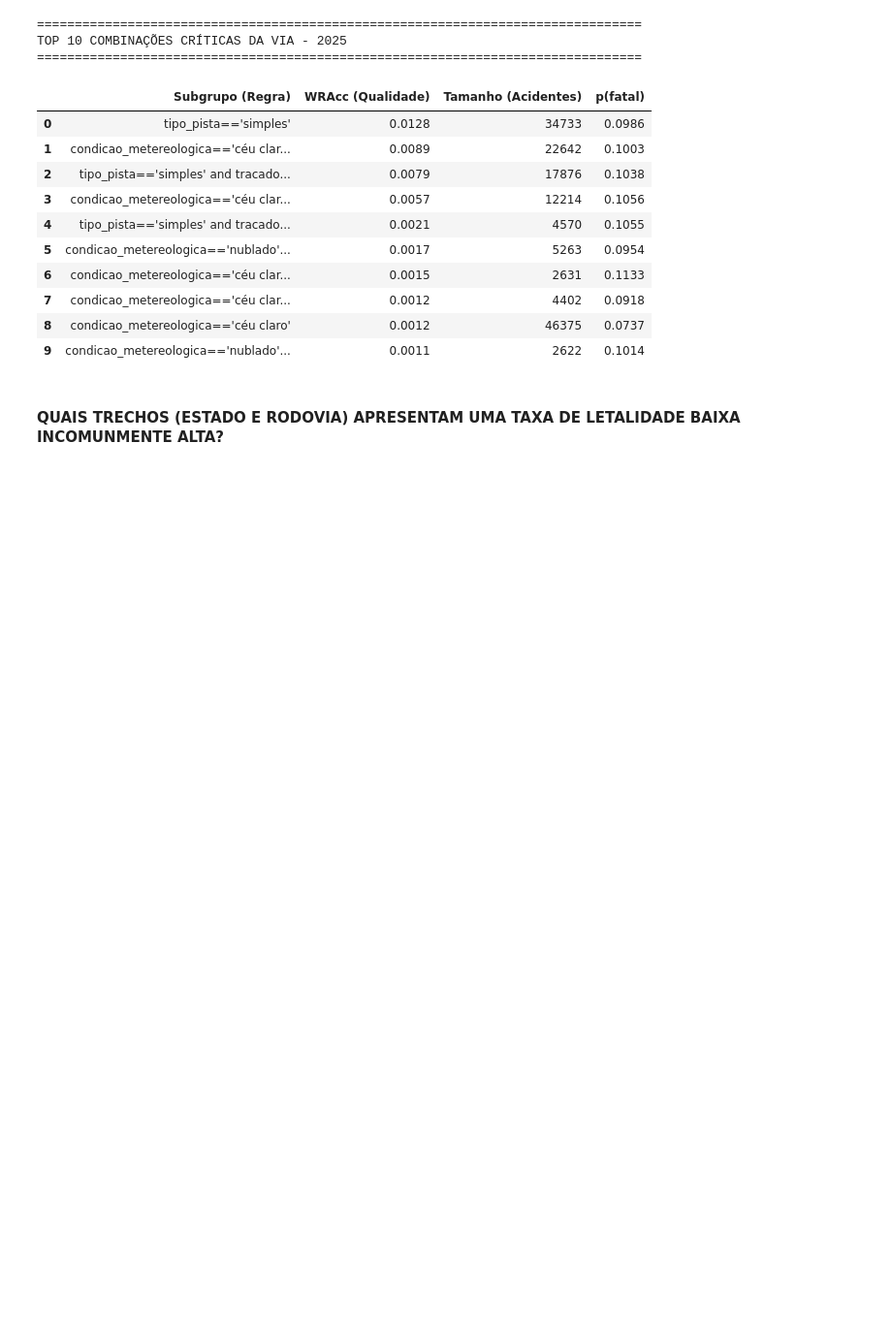
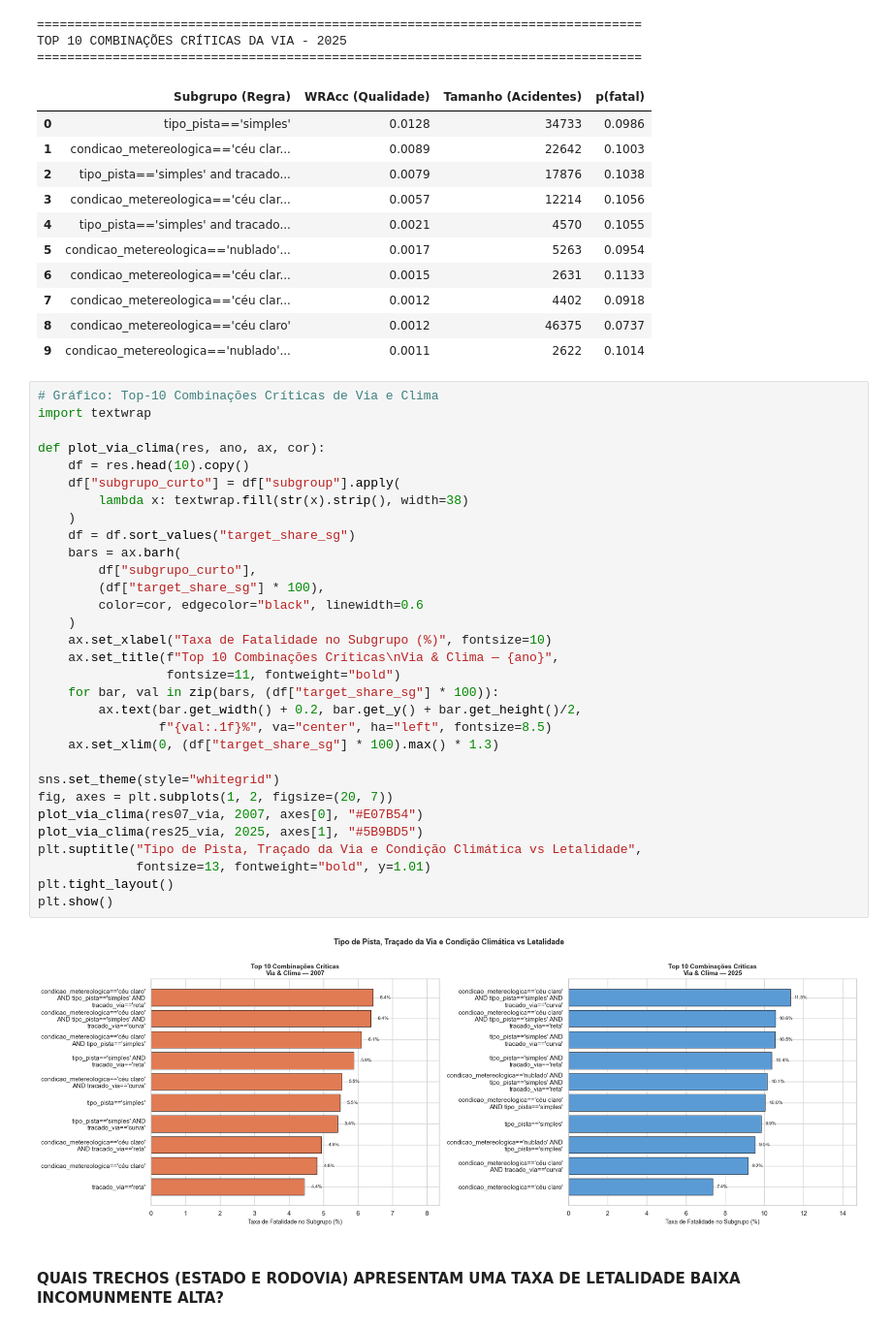
Before and after one commit to lauragodinho16/tp_ad, a Jupyter notebook: main.ipynb, the cells around one changed output. Shown at 97% size. Drawn from its saved outputs; the diff is of its cells as text; blank space fills up the shorter version.

```diff
--- a/main.ipynb
+++ b/main.ipynb
@@ -731,6 +790,39 @@ TOP 10 COMBINAÇÕES CRÍTICAS DA VIA - 2025
 | 7 | condicao_metereologica=='céu clar... | 0.0012 | 4402 | 0.0918 |
 | 8 | condicao_metereologica=='céu claro' | 0.0012 | 46375 | 0.0737 |
 | 9 | condicao_metereologica=='nublado'... | 0.0011 | 2622 | 0.1014 |
+# %%
+# Gráfico: Top-10 Combinações Críticas de Via e Clima
+import textwrap
+
+def plot_via_clima(res, ano, ax, cor):
+    df = res.head(10).copy()
+    df["subgrupo_curto"] = df["subgroup"].apply(
+        lambda x: textwrap.fill(str(x).strip(), width=38)
+    )
+    df = df.sort_values("target_share_sg")
+    bars = ax.barh(
+        df["subgrupo_curto"],
+        (df["target_share_sg"] * 100),
+        color=cor, edgecolor="black", linewidth=0.6
+    )
+    ax.set_xlabel("Taxa de Fatalidade no Subgrupo (%)", fontsize=10)
+    ax.set_title(f"Top 10 Combinações Críticas\nVia & Clima — {ano}",
+                 fontsize=11, fontweight="bold")
+    for bar, val in zip(bars, (df["target_share_sg"] * 100)):
+        ax.text(bar.get_width() + 0.2, bar.get_y() + bar.get_height()/2,
+                f"{val:.1f}%", va="center", ha="left", fontsize=8.5)
+    ax.set_xlim(0, (df["target_share_sg"] * 100).max() * 1.3)
+
+sns.set_theme(style="whitegrid")
+fig, axes = plt.subplots(1, 2, figsize=(20, 7))
+plot_via_clima(res07_via, 2007, axes[0], "#E07B54")
+plot_via_clima(res25_via, 2025, axes[1], "#5B9BD5")
+plt.suptitle("Tipo de Pista, Traçado da Via e Condição Climática vs Letalidade",
+             fontsize=13, fontweight="bold", y=1.01)
+plt.tight_layout()
+plt.show()
+# %% [output]
+[figure, added]
 # %% [markdown]
 #### QUAIS TRECHOS (ESTADO E RODOVIA) APRESENTAM UMA TAXA DE LETALIDADE BAIXA INCOMUNMENTE ALTA?
 # %%
```
Also changed, not shown: parts of 6 cells of this notebook.
